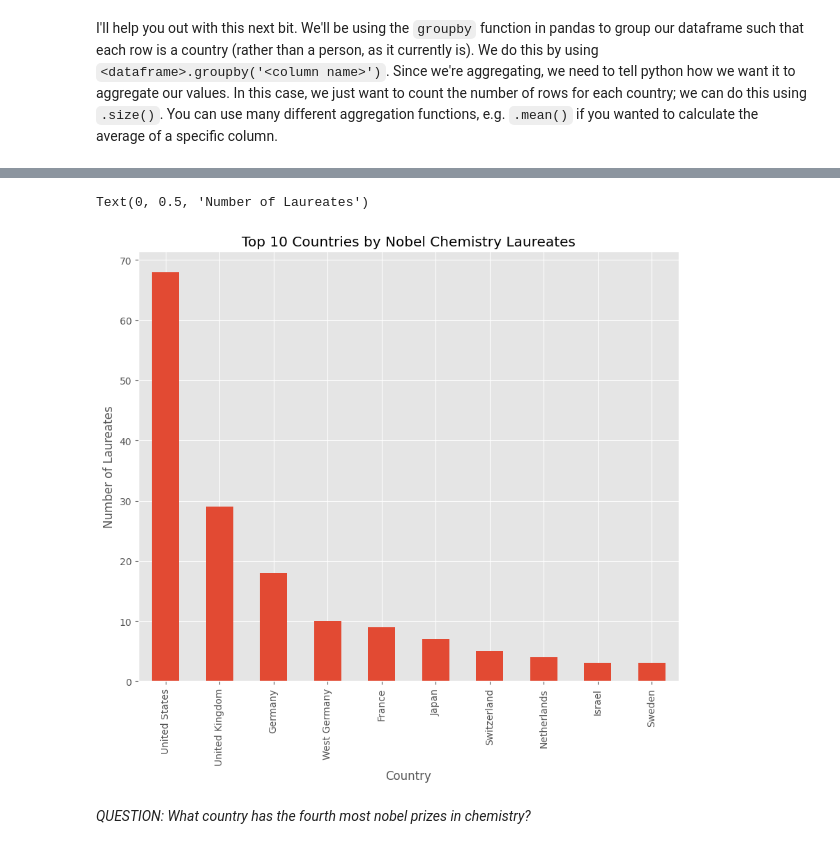
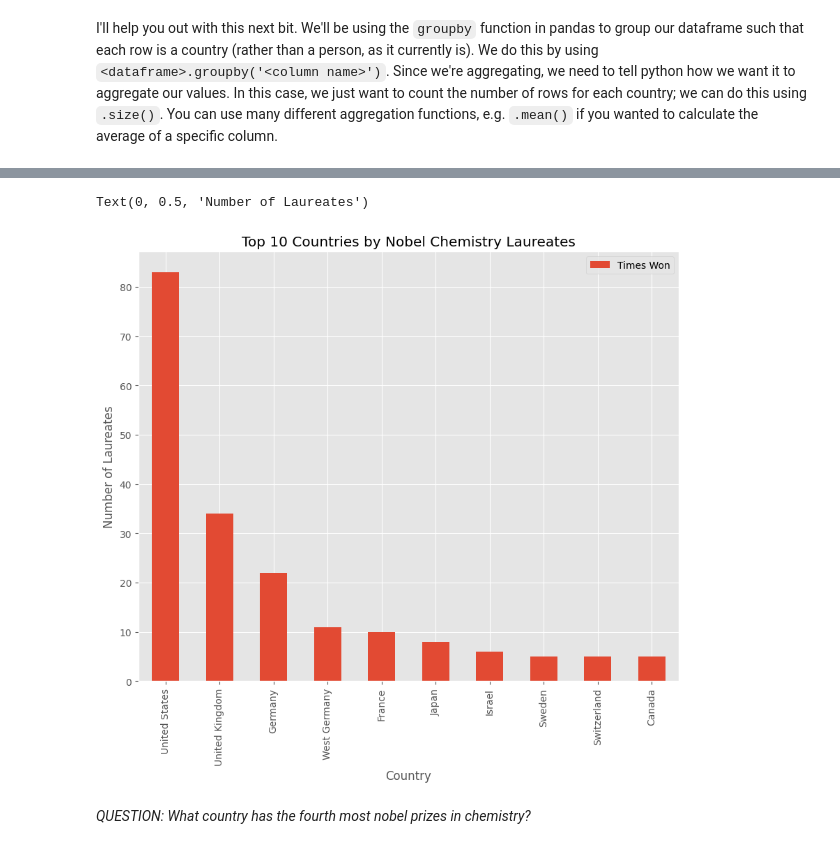
Before and after one commit to jaoshang/QM2, a Jupyter notebook: notebooks/W02. Pandas.ipynb, the cells around one changed output, grey strips where cells are left out. Drawn from its saved outputs; the diff is of its cells as text; code cells hidden in the pictures.

```diff
--- a/notebooks/W02. Pandas.ipynb
+++ b/notebooks/W02. Pandas.ipynb
@@ -615,10 +610,16 @@ SyntaxError: ignored
+# %%
+chem['Country[B]'] = chem['Country[B]'].apply(lambda x: str(x).replace(u' \xa0', u','))
+chem['Country[B]']=chem['Country[B]'].str.split(',')
+chem=chem.assign(var1=chem['Country[B]'].str.split(',')).explode('Country[B]')
+chem['Country[B]']=chem['Country[B]'].str.replace(r'\[.*?\]','')
 # %% [markdown]
 I'll help you out with this next bit. We'll be using the `groupby` function in pandas to group our dataframe such that each row is a country (rather than a person, as it currently is). We do this by using `<dataframe>.groupby('<column name>')`. Since we're aggregating, we need to tell python how we want it to aggregate our values. In this case, we just want to count the number of rows for each country; we can do this using `.size()`. You can use many different aggregation functions, e.g. `.mean()` if you wanted to calculate the average of a specific column.
 # %%
 # here, we're creating a new dataframe called 'country' in which each row is a country, and the values represent the number of nobel laureates.
-country=chem.groupby('Country[B]').size()
+country=chem.groupby('Country[B]').size().reset_index()
+country.rename(columns={country.columns[0]: "Country" ,country.columns[1]: "Times Won" }, inplace = True)
 
 #now let's sort it in descending order
-country=country.sort_values(ascending=False)
-country.head(10)
+country=country.sort_values(by='Times Won',ascending=False).reset_index()
+country
 # %% [output]
@@ -642,4 +643,4 @@ chem['Country[B]'][195]
 # %%
 #some cleaning up
-country=country.drop(index="Not awarded")
-country=country.drop(index="United Kingdom \xa0United States")
+country=country.drop(6)
+country
@@ -646,5 +664,0 @@ country=country.drop(index="United Kingdom \xa0United States")
-# %%
-#compensating the US and UK for their 3 dual citizen laureates
-country["United States"]=country["United States"]+3
-country["United Kingdom"]=country["United Kingdom"]+3
-country.head(10)
@@ -664,12 +665,12 @@ dtype: int64
 # %%
 # finally, plot the top 10 countries
-country.head(10).plot.bar()
+country.head(10).plot.bar('Country','Times Won')
 plt.title('Top 10 Countries by Nobel Chemistry Laureates')
 plt.xlabel('Country')
 plt.ylabel('Number of Laureates')
 # %% [output]
 Text(0, 0.5, 'Number of Laureates')
-[figure, old version]
+[figure, new version]
 # %% [markdown]
 *QUESTION: What country has the fourth most nobel prizes in chemistry?*
 # %%
```
Also changed, not shown: parts of 12 cells of this notebook.
